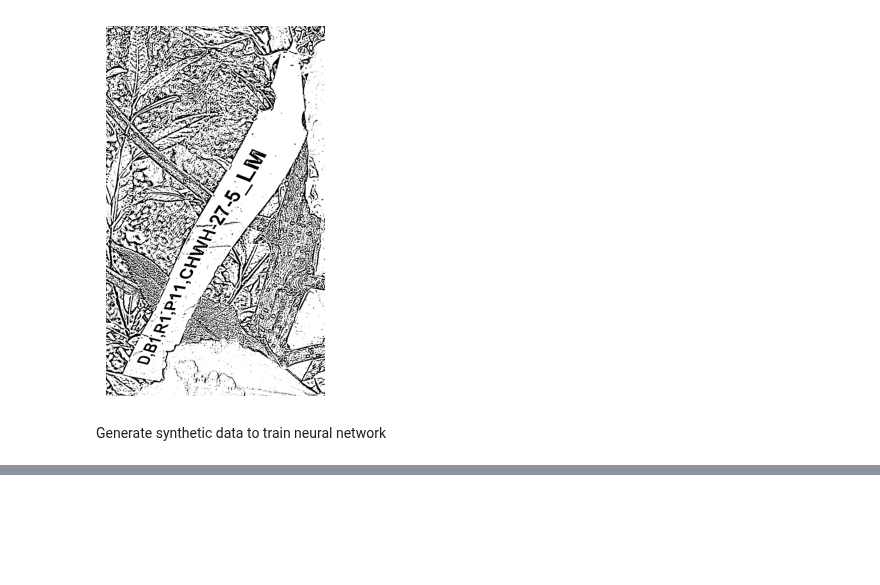
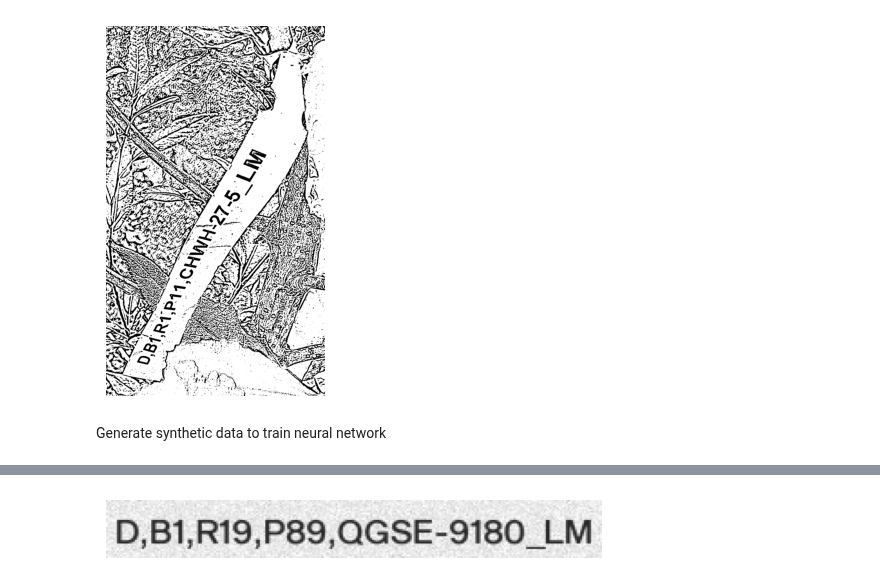
Before and after one commit to vivaansinghvi07/smoky-mountain-data-comp, a Jupyter notebook: ocr.ipynb, the cells around one changed output, grey strips where cells are left out. Saved outputs shown, nothing was run; the diff lists cells and outputs as text; code cells hidden in the pictures; blank space fills up the shorter version.

```diff
--- a/ocr.ipynb
+++ b/ocr.ipynb
@@ -95,0 +76,45 @@ Missing modules for handwritten text generation.
+# %%
+ALPHABET = 'ABCDEFGHIJKLMNOPQRSTUVWXYZ'
+IMG_COUNT = 100
+DATA_PATH = 'synthetic-data'
+IMAGES_PATH = f'{DATA_PATH}/images'
+
+os.system(f"{'rm -rf' if os.name != 'nt' else 'rmdir /s /q'} {DATA_PATH}")
+os.system(f"mkdir {DATA_PATH} {IMAGES_PATH}")
+os.system(f"echo '*' > {DATA_PATH}/.gitignore")
+
+def get_random_text():
+    treatment = random.choice(['C', 'D'])
+    block = f"B{random.choice(['1', '2'])}"
+    row = f"R{random.randint(1, 99)}"
+    position = f"P{random.randint(1, 99)}"
+
+    gen_length = random.randint(2, 4)
+    num_count = random.choices([1, 2, 3], weights=(70, 15, 15))[0]
+    num_lengths = random.choices([1, 2, 3, 4], weights=(15, 15, 15, 55), k=num_count)
+
+    genotype = (
+        "".join([ALPHABET[random.randint(0, 25)] for _ in range(gen_length)]) +
+        f"-{'-'.join([str(random.randint(10**(i-1), 10**i-1)) for i in num_lengths])}_LM"
+    )
+
+    return ','.join([treatment, block, row, position, genotype])
+
+# generate the new images, limiting count
+generator = GeneratorFromStrings(
+    [get_random_text() for _ in range(1000)],
+    random_blur=True,
+    random_skew=True,
+    fonts=['image_font.ttf']
+)
+i = 0
+for img, lbl in generator:
+    if i == IMG_COUNT: break
+    img.save(f'{IMAGES_PATH}/{lbl}.png')
+    i += 1
+
+# randomly selects one image for exemplary purposes
+example_img = random.choice(os.listdir(IMAGES_PATH))
+imshow(cv2.imread(f"{IMAGES_PATH}/{example_img}"))
+# %% [output]
+[figure, added]
```
Also changed, not shown: parts of 2 cells of this notebook, 2 other files.
